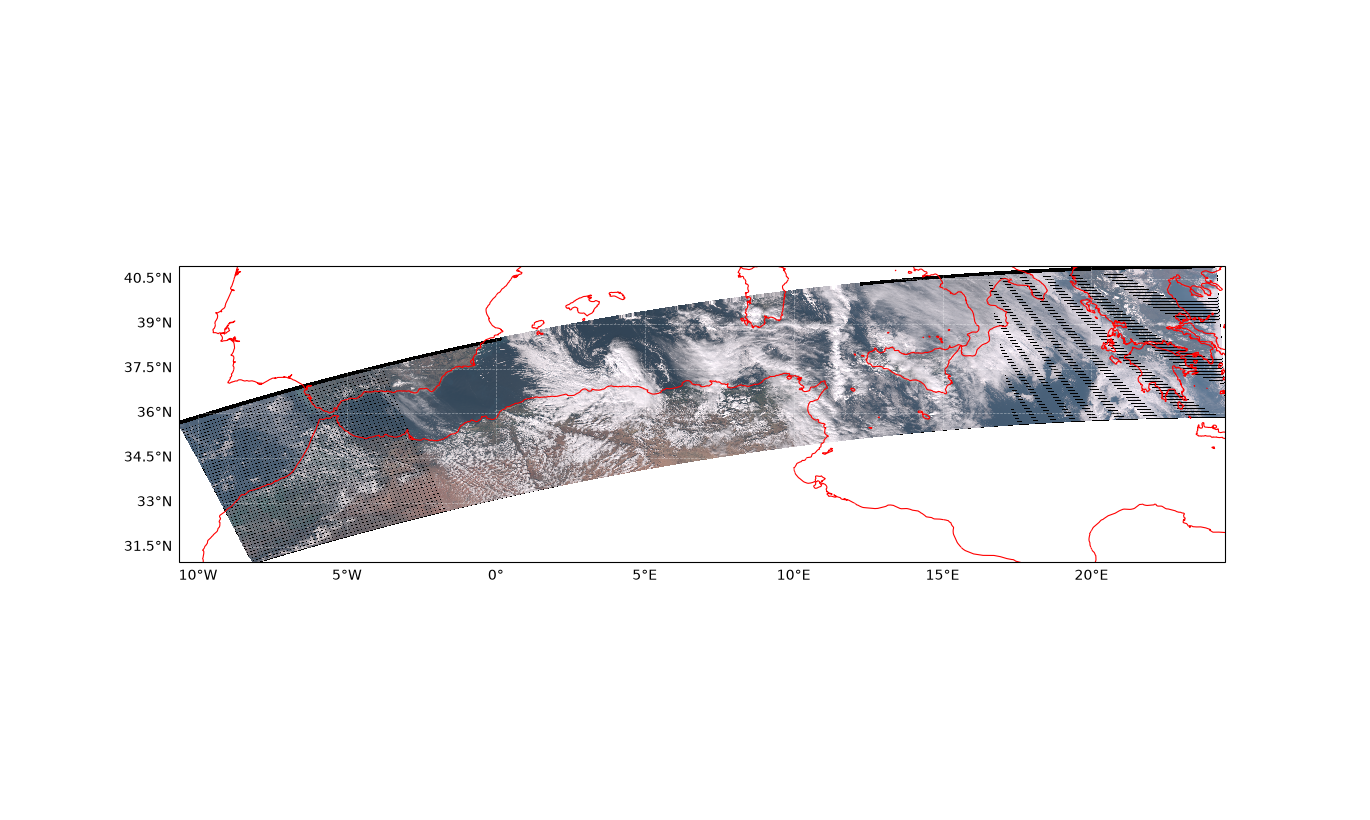
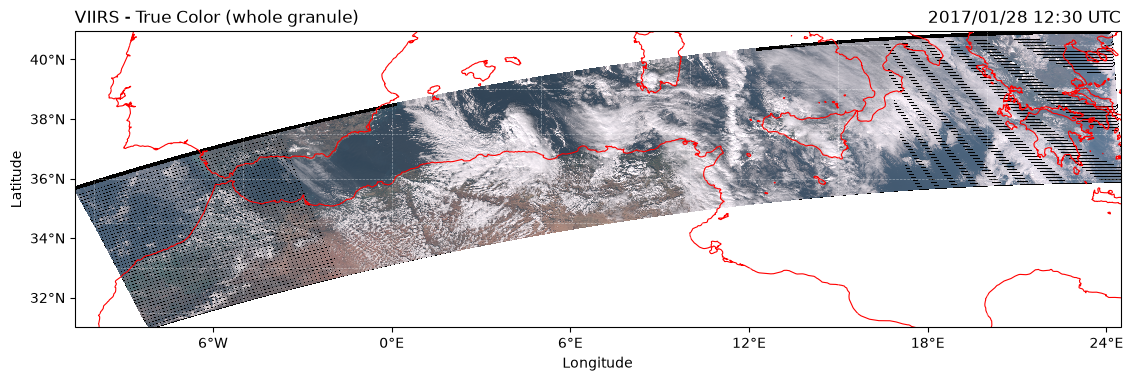
The change to this notebook cell's code, shown as a diff; its figure went from the first image to the second:
--- before
+++ after
@@ -14,8 +14,7 @@
 ax.coastlines(resolution=STYLE["coast_resolution"],
               color=STYLE["coast_colour"], linewidth=STYLE["coast_width"])
-grid = ax.gridlines(draw_labels=True, color=STYLE["grid_colour"],
-                    alpha=STYLE["grid_alpha"], linestyle=STYLE["grid_style"],
-                    linewidth=STYLE["grid_width"])
-grid.top_labels = grid.right_labels = False
+ax.gridlines(color=STYLE["grid_colour"], alpha=STYLE["grid_alpha"],
+             linestyle=STYLE["grid_style"], linewidth=STYLE["grid_width"])
+gt.degree_ticks(ax, west, east, south, north)
 
 ax.set_extent([west, east, south, north], crs=ccrs.PlateCarree())

Commit: Colour limits from the data, an enhanced scale, and a livelier mesoscale